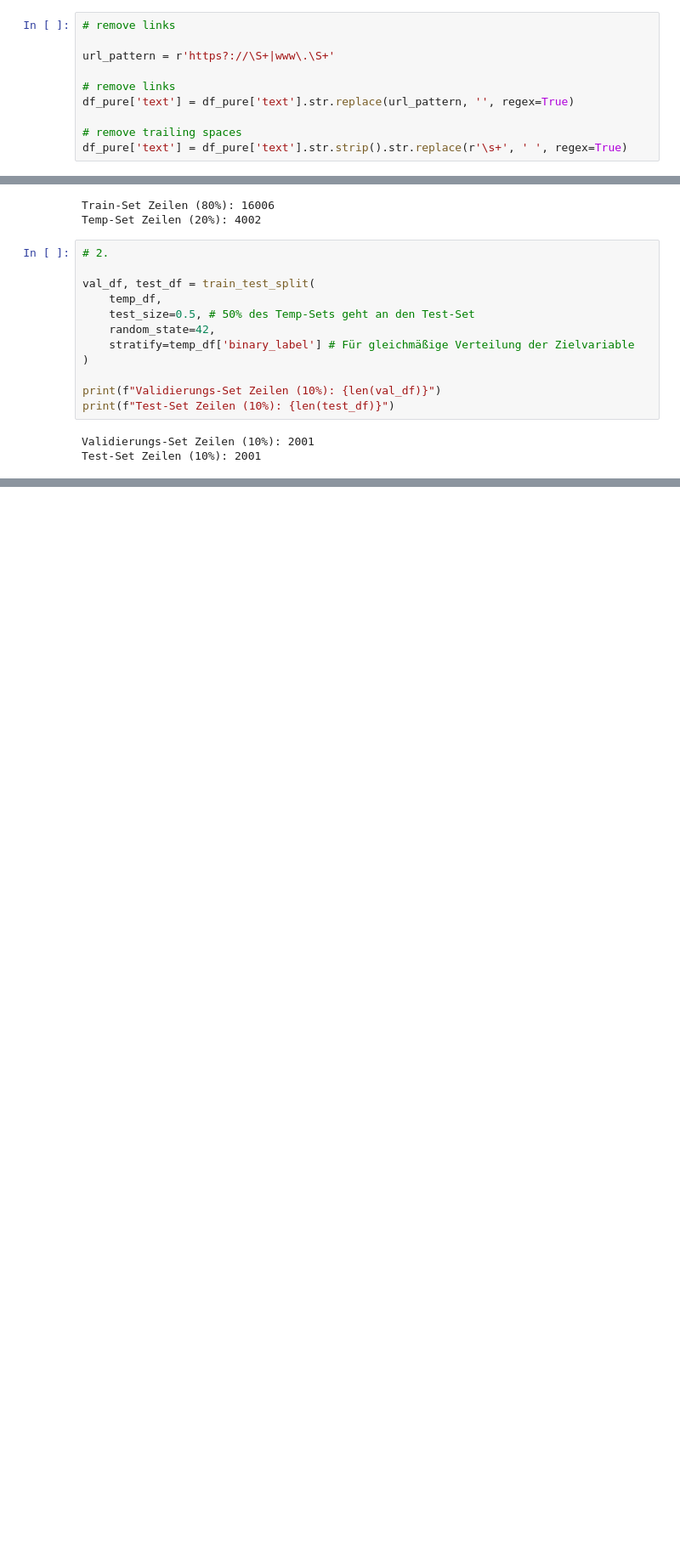
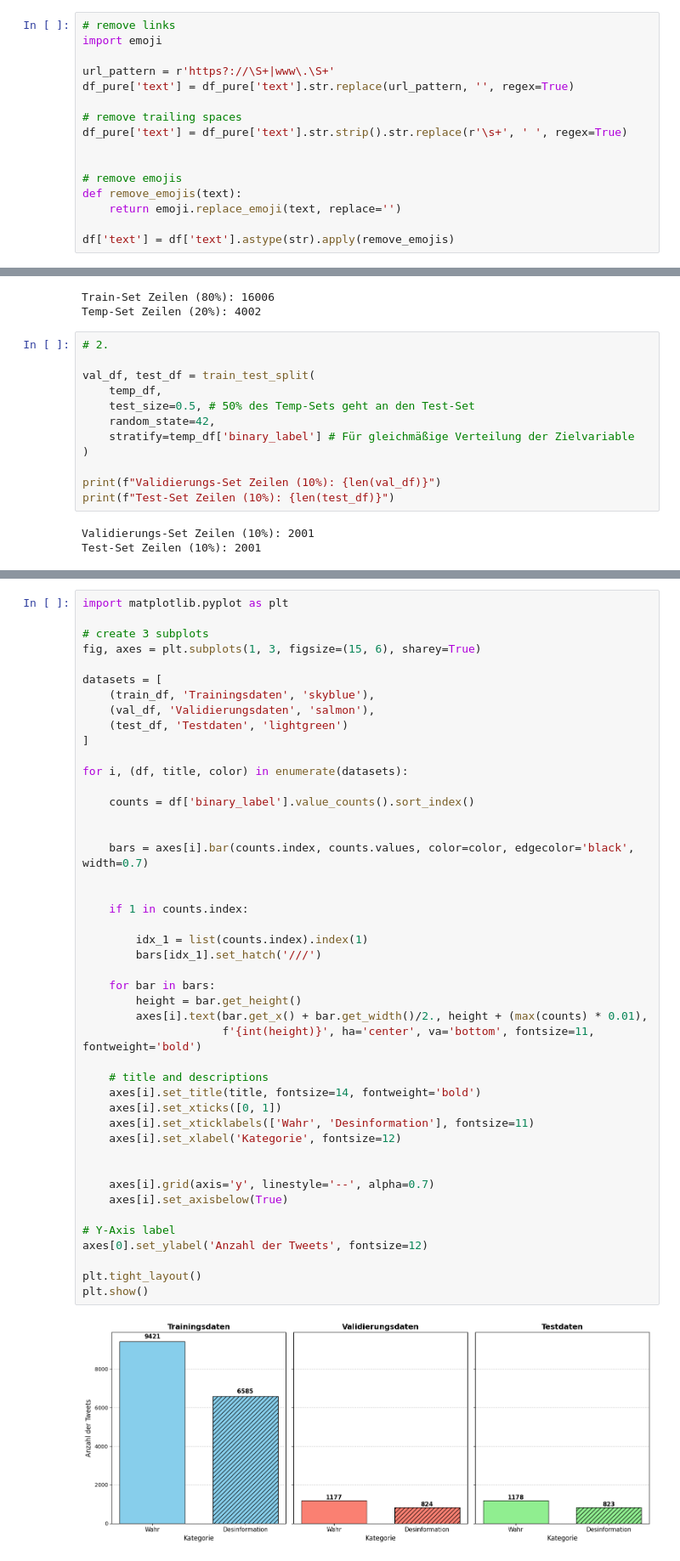
Before and after one commit to infowarfare/RAG-Disinformation-Classification, a Jupyter notebook: preprocessing.ipynb, the cells around one changed output, grey strips where cells are left out. Shown at 85% size. Drawn from its saved outputs; the diff is of its cells as text; blank space fills up the shorter version.

Commit message:
update: created train, test, val files

```diff
--- a/preprocessing.ipynb
+++ b/preprocessing.ipynb
@@ -106,14 +104,20 @@ df_pure.head(10)
 | 9 | 378403 | Mit ein paar Einschätzungen von m... | 0.0 |
 # %%
 # remove links
+import emoji
 
 url_pattern = r'https?://\S+|www\.\S+'
-
-# remove links
 df_pure['text'] = df_pure['text'].str.replace(url_pattern, '', regex=True)
 
 # remove trailing spaces
 df_pure['text'] = df_pure['text'].str.strip().str.replace(r'\s+', ' ', regex=True)
+
+
+# remove emojis
+def remove_emojis(text):
+    return emoji.replace_emoji(text, replace='')
+
+df['text'] = df['text'].astype(str).apply(remove_emojis)
 # %% [output]
 A value is trying to be set on a copy of a slice from a DataFrame.
 Try using .loc[row_indexer,col_indexer] = value instead
@@ -218,0 +187,47 @@ plt.show()
+# %%
+import matplotlib.pyplot as plt
+
+# create 3 subplots
+fig, axes = plt.subplots(1, 3, figsize=(15, 6), sharey=True)
+
+datasets = [
+    (train_df, 'Trainingsdaten', 'skyblue'),
+    (val_df, 'Validierungsdaten', 'salmon'),
+    (test_df, 'Testdaten', 'lightgreen')
+]
+
+for i, (df, title, color) in enumerate(datasets):
+
+    counts = df['binary_label'].value_counts().sort_index()
+
+
+    bars = axes[i].bar(counts.index, counts.values, color=color, edgecolor='black', width=0.7)
+
+
+    if 1 in counts.index:
+
+        idx_1 = list(counts.index).index(1)
+        bars[idx_1].set_hatch('///')
+
+    for bar in bars:
+        height = bar.get_height()
+        axes[i].text(bar.get_x() + bar.get_width()/2., height + (max(counts) * 0.01),
+                     f'{int(height)}', ha='center', va='bottom', fontsize=11, fontweight='bold')
+
+    # title and descriptions
+    axes[i].set_title(title, fontsize=14, fontweight='bold')
+    axes[i].set_xticks([0, 1])
+    axes[i].set_xticklabels(['Wahr', 'Desinformation'], fontsize=11)
+    axes[i].set_xlabel('Kategorie', fontsize=12)
+
+
+    axes[i].grid(axis='y', linestyle='--', alpha=0.7)
+    axes[i].set_axisbelow(True)
+
+# Y-Axis label
+axes[0].set_ylabel('Anzahl der Tweets', fontsize=12)
+
+plt.tight_layout()
+plt.show()
+# %% [output]
+[figure, added]
```
Also changed, not shown: parts of 3 cells of this notebook.
